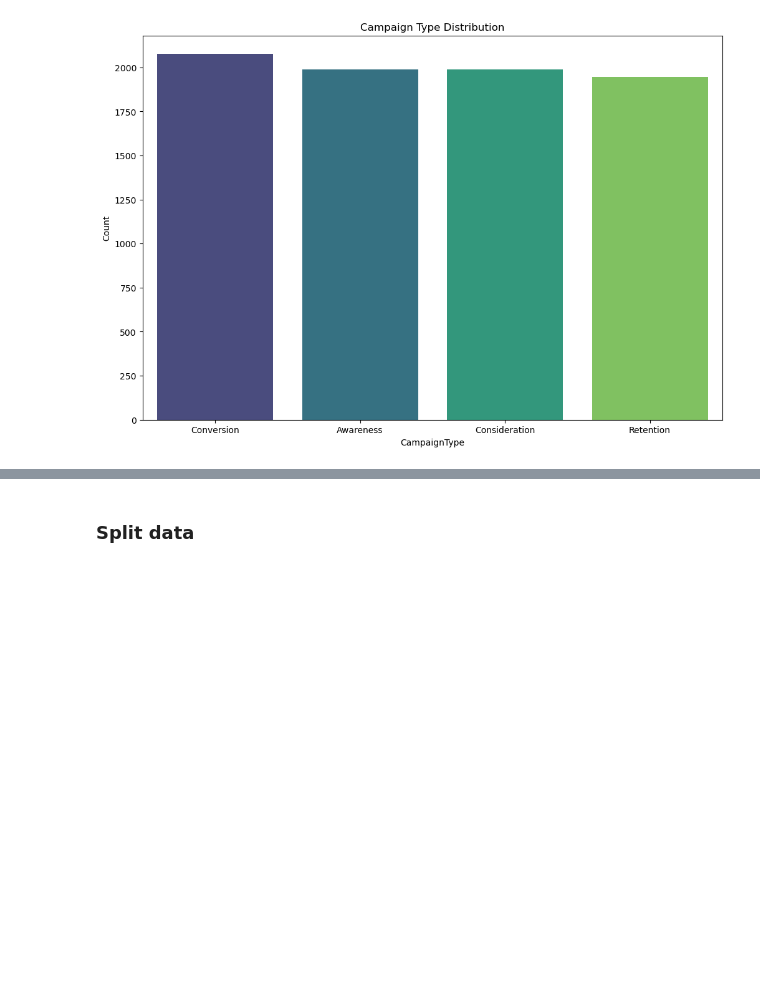
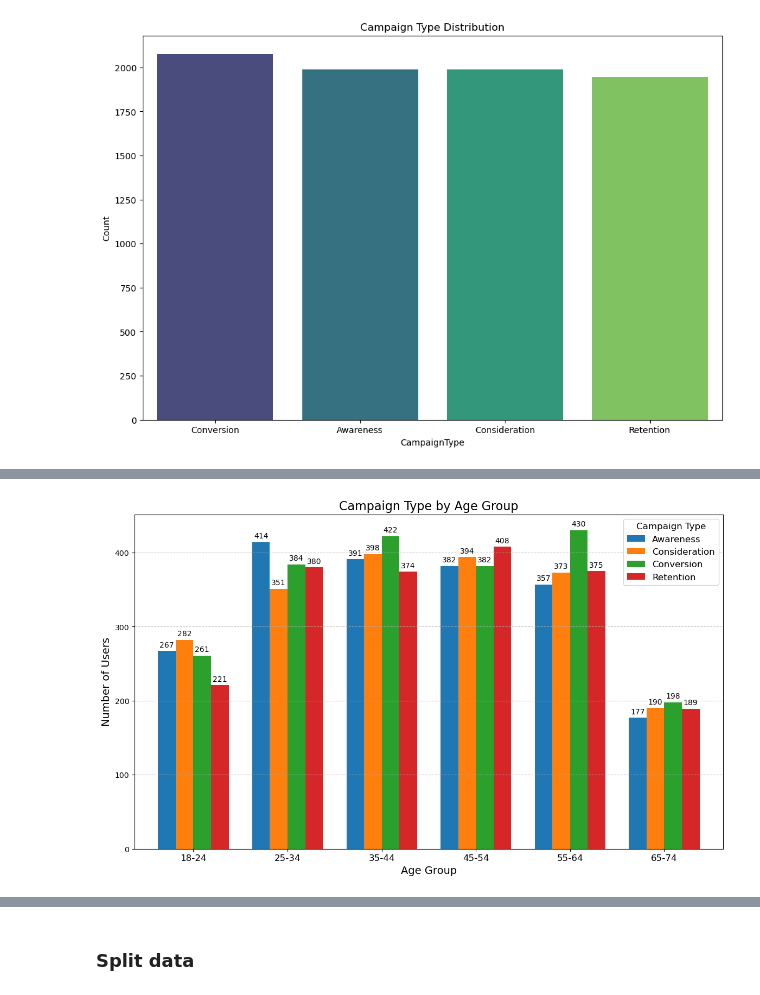
Before and after one commit to am-eric/DigitalMarketing-Analytics, a Jupyter notebook: analysis.ipynb, the cells around one changed output, grey strips where cells are left out. Drawn from its saved outputs; the diff is of its cells as text; code cells hidden in the pictures; blank space fills up the shorter version.

```diff
--- a/analysis.ipynb
+++ b/analysis.ipynb
@@ -137,0 +168,11 @@ The most used campaign type is **Conversion** with 2077.
+# %%
+age_campaign = df[['Age', 'CampaignType' ]]
+
+# define age bins and labels
+bins = [18, 25, 35, 45, 55, 65, 75]
+labels = ['18-24', '25-34', '35-44', '45-54', '55-64', '65-74']
+
+# bin the age columns into categories
+age_campaign['AgeGroup'] = pd.cut(df['Age'], bins=bins, labels=labels, right=False)
+
+age_campaign
@@ -137,0 +198,4 @@ The most used campaign type is **Conversion** with 2077.
+# %%
+# analyze channel usage by age group
+campaign_type_by_age = age_campaign.groupby('AgeGroup')['CampaignType'].value_counts().unstack()
+campaign_type_by_age
@@ -137,0 +211,26 @@ The most used campaign type is **Conversion** with 2077.
+# %%
+# Define color palette for distinct and contrasting colors
+colors = ['#1f77b4', '#ff7f0e', '#2ca02c', '#d62728']
+
+# Plot grouped bar chart
+ax = campaign_type_by_age.plot(kind='bar', stacked=False, figsize=(14, 8), color=colors, width=0.75)
+
+# Add data labels on each bar
+for container in ax.containers:
+    ax.bar_label(container, label_type='edge', fontsize=10, padding=3)
+
+# Chart title and labels
+plt.title('Campaign Type by Age Group', fontsize=16)
+plt.xlabel('Age Group', fontsize=14)
+plt.ylabel('Number of Users', fontsize=14)
+
+# Rotate x-axis labels for better readability
+plt.xticks(rotation=0, fontsize=12)
+
+# Adjust legend and grid
+plt.legend(title='Campaign Type', fontsize=12, title_fontsize=12)
+plt.grid(axis='y', linestyle='--', alpha=0.7)
+
+plt.show()
+# %% [output]
+[figure, added]
```
Also changed, not shown: parts of 46 cells of this notebook.
